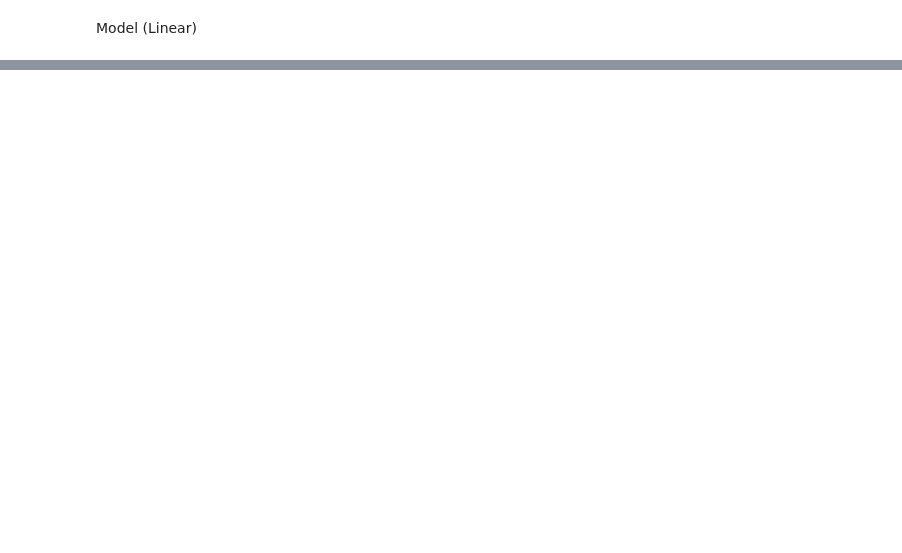
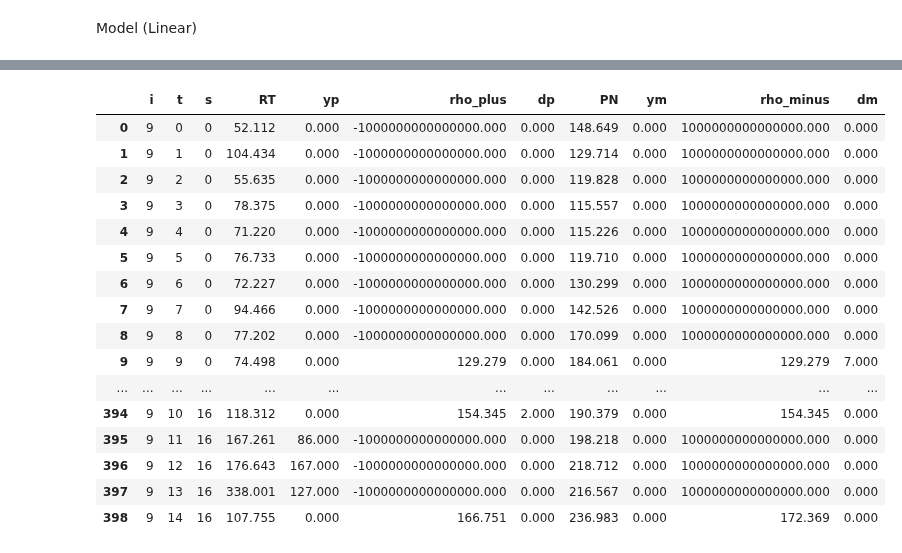
Before and after one commit to syeoyo/der, a Jupyter notebook: internal_market.ipynb, the cells around one changed output, grey strips where cells are left out. Cells and saved outputs as stored; diff of their text form; code cells hidden in the pictures; blank space fills up the shorter version.

```diff
--- a/internal_market.ipynb
+++ b/internal_market.ipynb
@@ -556,7 +561,7 @@ for target_i in tqdm(range(I), desc="Optimizing PWL for each target_i"):
     dp_pwl.append(np.array([[dp[t, s].X for s in range(S)] for t in range(T)]))
     dm_pwl.append(np.array([[dm[t, s].X for s in range(S)] for t in range(T)]))
 # %%
-target_i = 1  # 원하는 인덱스로 바꿔서 사용
+target_i = 8  # 원하는 인덱스로 바꿔서 사용
 
 x_vals = x_pwl[target_i]
 yp_vals = yp_pwl[target_i]
@@ -659,2 +608,62 @@ Target i = 1
+# %%
+rho_plus_cleared = np.zeros((I, T, S))
+rho_minus_cleared = np.zeros((I, T, S))
+
+for target_i in range(I):
+    model = model_pwl[target_i]
+
+    for t in range(T):
+        for s in range(S):
+            # u_plus 중 선택된 b 찾기
+            for b in range(B_map_plus[target_i, t, s]):
+                var = model.getVarByName(f"u_plus_{t}_{s}_{b}")
+                if round(var.X) == 1:
+                    rho_plus_cleared[target_i, t, s] = rho_plus_piece[target_i][t][s][b][1]
+                    break
+
+            # u_minus 중 선택된 b 찾기
+            for b in range(B_map_minus[target_i, t, s]):
+                var = model.getVarByName(f"u_minus_{t}_{s}_{b}")
+                if round(var.X) == 1:
+                    rho_minus_cleared[target_i, t, s] = rho_minus_piece[target_i][t][s][b][1]
+                    break
+# %%
+df_rho_cleared = pd.DataFrame([
+    {
+        "i": target_i,
+        "t": t,
+        "s": s,
+        "RT": P_RT[t, s],
+        "yp": yp_vals[t, s],
+        "rho_plus": rho_plus_cleared[target_i, t, s],
+        "dp": dp_vals[t, s],
+        "PN": P_PN[t],
+        "ym": ym_vals[t, s],
+        "rho_minus": rho_minus_cleared[target_i, t, s],
+        "dm": dm_vals[t, s]
+    }
+    for s in range(S)
+    for t in range(T)
+])
+
+pd.DataFrame(df_rho_cleared)
+# %% [output]
+|  | i | t | s | RT | yp | rho_plus | dp | PN | ym | rho_minus | dm |
+| 0 | 9 | 0 | 0 | 52.112 | 0.000 | -1000000000000000.000 | 0.000 | 148.649 | 0.000 | 1000000000000000.000 | 0.000 |
+| 1 | 9 | 1 | 0 | 104.434 | 0.000 | -1000000000000000.000 | 0.000 | 129.714 | 0.000 | 1000000000000000.000 | 0.000 |
+| 2 | 9 | 2 | 0 | 55.635 | 0.000 | -1000000000000000.000 | 0.000 | 119.828 | 0.000 | 1000000000000000.000 | 0.000 |
+| 3 | 9 | 3 | 0 | 78.375 | 0.000 | -1000000000000000.000 | 0.000 | 115.557 | 0.000 | 1000000000000000.000 | 0.000 |
+| 4 | 9 | 4 | 0 | 71.220 | 0.000 | -1000000000000000.000 | 0.000 | 115.226 | 0.000 | 1000000000000000.000 | 0.000 |
+| 5 | 9 | 5 | 0 | 76.733 | 0.000 | -1000000000000000.000 | 0.000 | 119.710 | 0.000 | 1000000000000000.000 | 0.000 |
+| 6 | 9 | 6 | 0 | 72.227 | 0.000 | -1000000000000000.000 | 0.000 | 130.299 | 0.000 | 1000000000000000.000 | 0.000 |
+| 7 | 9 | 7 | 0 | 94.466 | 0.000 | -1000000000000000.000 | 0.000 | 142.526 | 0.000 | 1000000000000000.000 | 0.000 |
+| 8 | 9 | 8 | 0 | 77.202 | 0.000 | -1000000000000000.000 | 0.000 | 170.099 | 0.000 | 1000000000000000.000 | 0.000 |
+| 9 | 9 | 9 | 0 | 74.498 | 0.000 | 129.279 | 0.000 | 184.061 | 0.000 | 129.279 | 7.000 |
+| ... | ... | ... | ... | ... | ... | ... | ... | ... | ... | ... | ... |
+| 394 | 9 | 10 | 16 | 118.312 | 0.000 | 154.345 | 2.000 | 190.379 | 0.000 | 154.345 | 0.000 |
+| 395 | 9 | 11 | 16 | 167.261 | 86.000 | -1000000000000000.000 | 0.000 | 198.218 | 0.000 | 1000000000000000.000 | 0.000 |
+| 396 | 9 | 12 | 16 | 176.643 | 167.000 | -1000000000000000.000 | 0.000 | 218.712 | 0.000 | 1000000000000000.000 | 0.000 |
+| 397 | 9 | 13 | 16 | 338.001 | 127.000 | -1000000000000000.000 | 0.000 | 216.567 | 0.000 | 1000000000000000.000 | 0.000 |
+| 398 | 9 | 14 | 16 | 107.755 | 0.000 | 166.751 | 0.000 | 236.983 | 0.000 | 172.369 | 0.000 |
 # %%
 # feasibility
```
Also changed, not shown: parts of 9 cells of this notebook, 1 other file.
